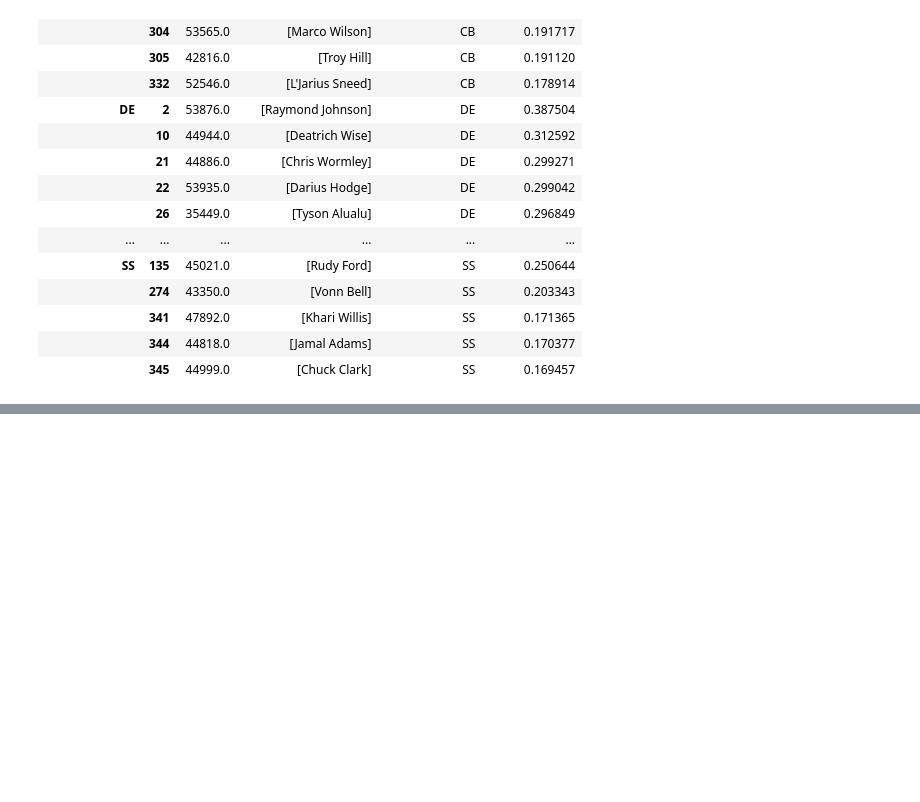
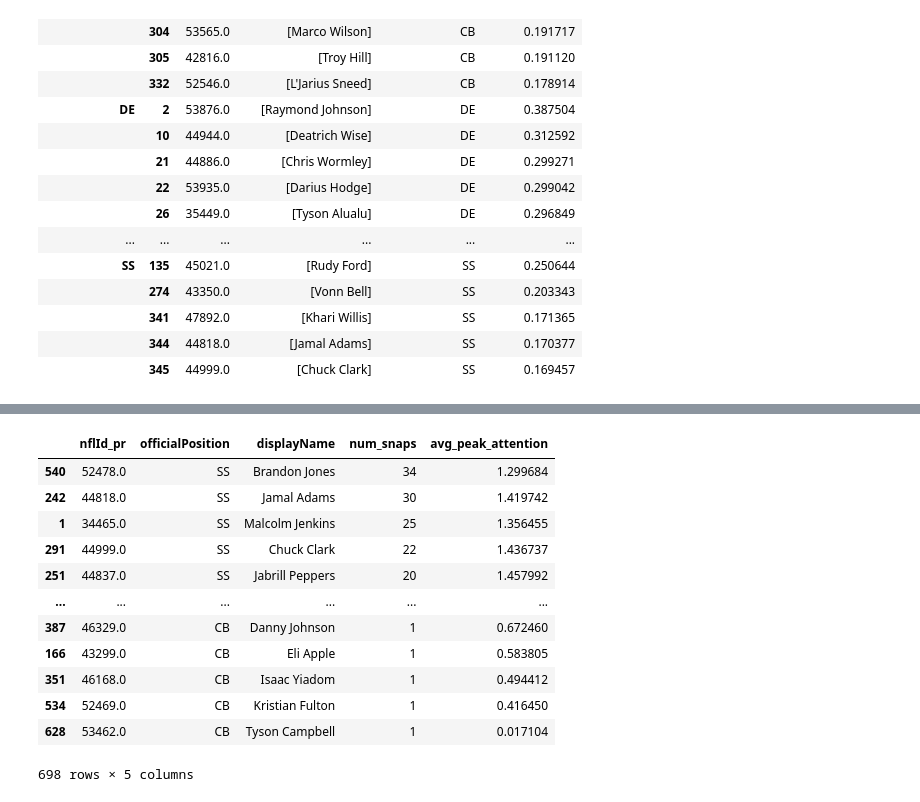
Before and after one commit to IshTheCoder/Matchup_Identifier, a Jupyter notebook: src/Maximization Sandbox.ipynb, the cells around one changed output, grey strips where cells are left out. Saved outputs shown, nothing was run; the diff lists cells and outputs as text; code cells hidden in the pictures; blank space fills up the shorter version.

```diff
--- a/src/Maximization Sandbox.ipynb
+++ b/src/Maximization Sandbox.ipynb
@@ -185 +200,17 @@ attention_df.rename(mapper = {"displayName":"rusher_name"}, inplace = True, axis
+# %%
+attention_df.sort_values(["officialPosition", "num_snaps", "avg_peak_attention"], ascending = [False, False, False])
+# %% [output]
+|  | nflId_pr | officialPosition | displayName | num_snaps | avg_peak_attention |
+| 540 | 52478.0 | SS | Brandon Jones | 34 | 1.299684 |
+| 242 | 44818.0 | SS | Jamal Adams | 30 | 1.419742 |
+| 1 | 34465.0 | SS | Malcolm Jenkins | 25 | 1.356455 |
+| 291 | 44999.0 | SS | Chuck Clark | 22 | 1.436737 |
+| 251 | 44837.0 | SS | Jabrill Peppers | 20 | 1.457992 |
+| ... | ... | ... | ... | ... | ... |
+| 387 | 46329.0 | CB | Danny Johnson | 1 | 0.672460 |
+| 166 | 43299.0 | CB | Eli Apple | 1 | 0.583805 |
+| 351 | 46168.0 | CB | Isaac Yiadom | 1 | 0.494412 |
+| 534 | 52469.0 | CB | Kristian Fulton | 1 | 0.416450 |
+| 628 | 53462.0 | CB | Tyson Campbell | 1 | 0.017104 |
+698 rows × 5 columns
 # %%
```
Also changed, not shown: parts of 17 cells of this notebook.
